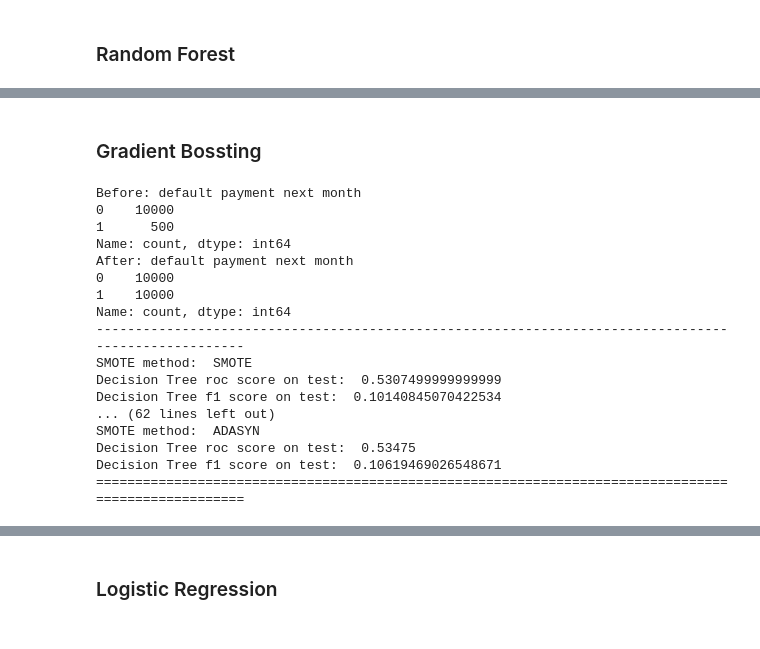
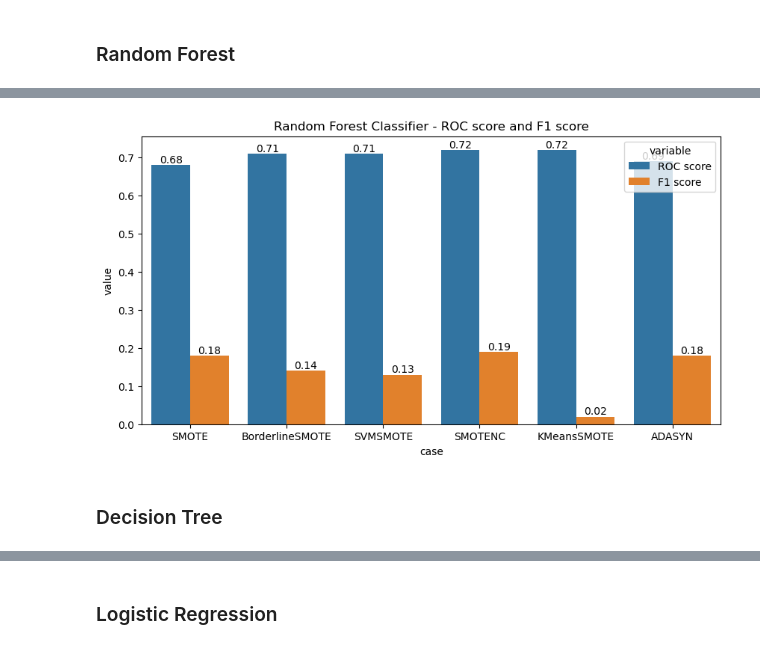
Before and after one commit to Buicongbang04/SMOTE, a Jupyter notebook: Test_model.ipynb, the cells around one changed output, grey strips where cells are left out. Saved outputs shown, nothing was run; the diff lists cells and outputs as text; code cells hidden in the pictures.

Commit message:
Change: Create function for plotting and train model

```diff
--- a/Test_model.ipynb
+++ b/Test_model.ipynb
@@ -316,12 +161,13 @@ random forest f1 score on test:  0.22222222222222224
 # %%
-dfplot = pd.DataFrame(result_dict).T.reset_index()
-dfplot.columns = ['case', 'ROC score', 'F1 score']
-dfplot = pd.melt(dfplot, id_vars= 'case', value_vars= ['ROC score', 'F1 score'])
+def plot_result():
+  dfplot = pd.DataFrame(result_dict).T.reset_index()
+  dfplot.columns = ['case', 'ROC score', 'F1 score']
+  dfplot = pd.melt(dfplot, id_vars= 'case', value_vars= ['ROC score', 'F1 score'])
 
-# Plot:
-plt.figure(figsize=(10, 5))
-ax = sns.barplot(data = dfplot, x = 'case', y = 'value', hue = 'variable')
-plt.title('Random Forest Classifier - ROC score and F1 score')
-for i in range(dfplot.variable.nunique()):
-    plt.bar_label(ax.containers[i])
-plt.show()
+  # Plot:
+  plt.figure(figsize=(10, 5))
+  ax = sns.barplot(data = dfplot, x = 'case', y = 'value', hue = 'variable')
+  plt.title('Random Forest Classifier - ROC score and F1 score')
+  for i in range(dfplot.variable.nunique()):
+      plt.bar_label(ax.containers[i])
+  plt.show()
@@ -330,50 +194,8 @@ plt.show()
+# %%
+plot_result()
+# %% [output]
+[figure, added]
 # %% [markdown]
-<h3>Gradient Bossting</h3>
+<h3>Decision Tree</h3>
 # %%
 from sklearn.tree import DecisionTreeClassifier
-# %%
-result_dict = {}
-
-categorical_feature_indices = [2, 10]
-for i, sampler in enumerate((SMOTE(sampling_strategy=1, random_state=0),
-                              BorderlineSMOTE(sampling_strategy=1, random_state=0, kind='borderline-1'),
-                              SVMSMOTE(sampling_strategy=1, random_state=0),
-                              SMOTENC(categorical_features=categorical_feature_indices, sampling_strategy=1, random_state=0),
-                              KMeansSMOTE(sampling_strategy=1, random_state=0, k_neighbors=10,
-                                          kmeans_estimator=clf, cluster_balance_threshold=0.05),
-                              ADASYN(sampling_strategy=1, random_state=0))):
-
-    X, y = sampler.fit_resample(data_train[model_features], data_train['default payment next month'])
-    print(f"Before: {data_train['default payment next month'].value_counts()}")
-    print(f"After: {y.value_counts()}")
-
-    pipe_line = make_pipeline(sampler, DecisionTreeClassifier())
-    pipe_line.fit(data_train[model_features], data_train['default payment next month'])
-    dt_predictions = pipe_line.predict_proba(data_test[model_features])
-    dt_pred_label = pipe_line.predict(data_test[model_features])
-    dt_roc_score = roc_auc_score(data_test['default payment next month'], dt_predictions[:, 1])
-    dt_f1_score = f1_score(data_test['default payment next month'], dt_pred_label)
-    result_dict[smotes[i]] = [round(dt_roc_score, 2), round(dt_f1_score, 2)]
-    print('-' * 100)
-    print('SMOTE method: ', smotes[i])
-    print('Decision Tree roc score on test: ', dt_roc_score)
-    print('Decision Tree f1 score on test: ', dt_f1_score)
-    print('=' * 100)
-# %% [output]
-Before: default payment next month
-0    10000
-1      500
-Name: count, dtype: int64
-After: default payment next month
-0    10000
-1    10000
-Name: count, dtype: int64
-----------------------------------------------------------------------------------------------------
-SMOTE method:  SMOTE
-Decision Tree roc score on test:  0.5307499999999999
-Decision Tree f1 score on test:  0.10140845070422534
-... (62 lines left out)
-SMOTE method:  ADASYN
-Decision Tree roc score on test:  0.53475
-Decision Tree f1 score on test:  0.10619469026548671
-====================================================================================================
```
Also changed, not shown: parts of 27 cells of this notebook, 1 other file.
